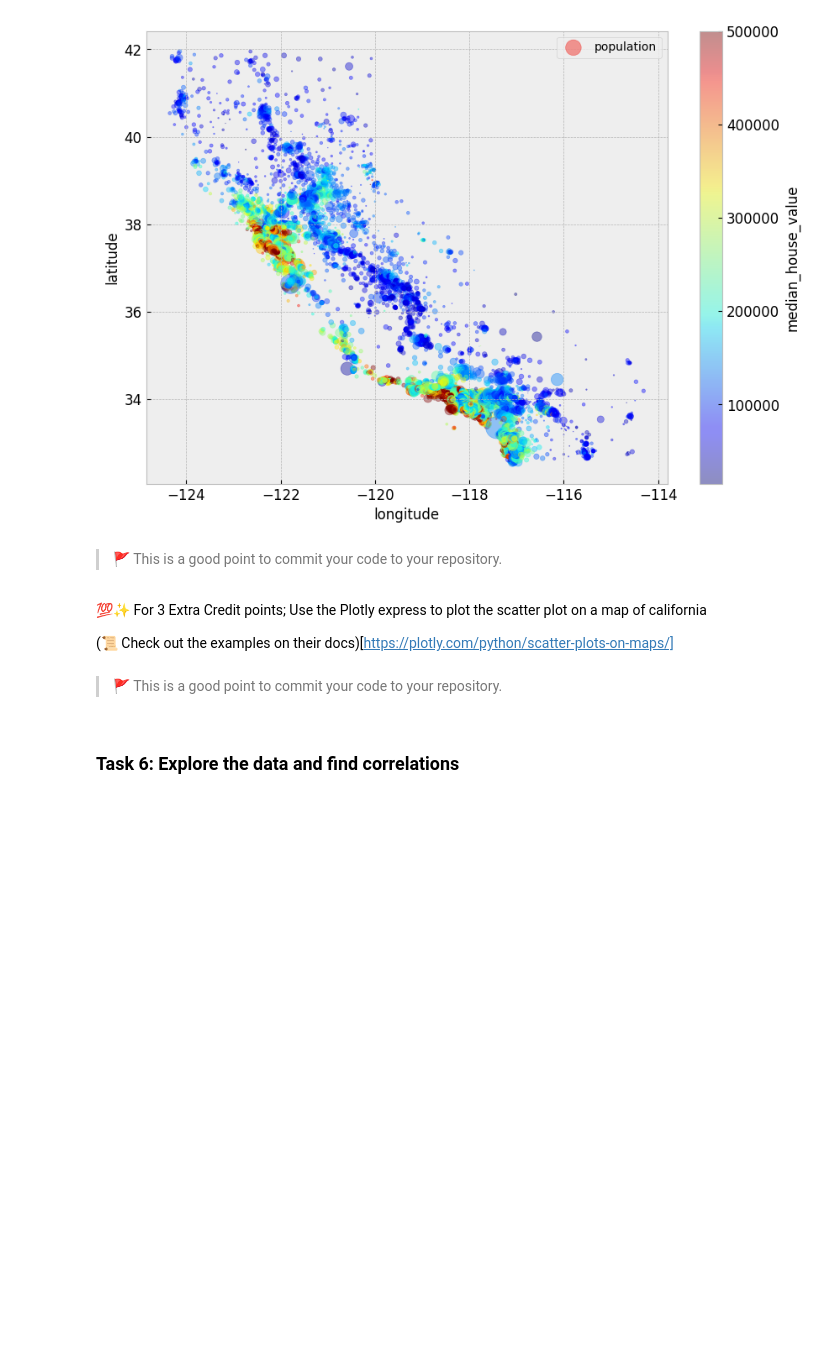
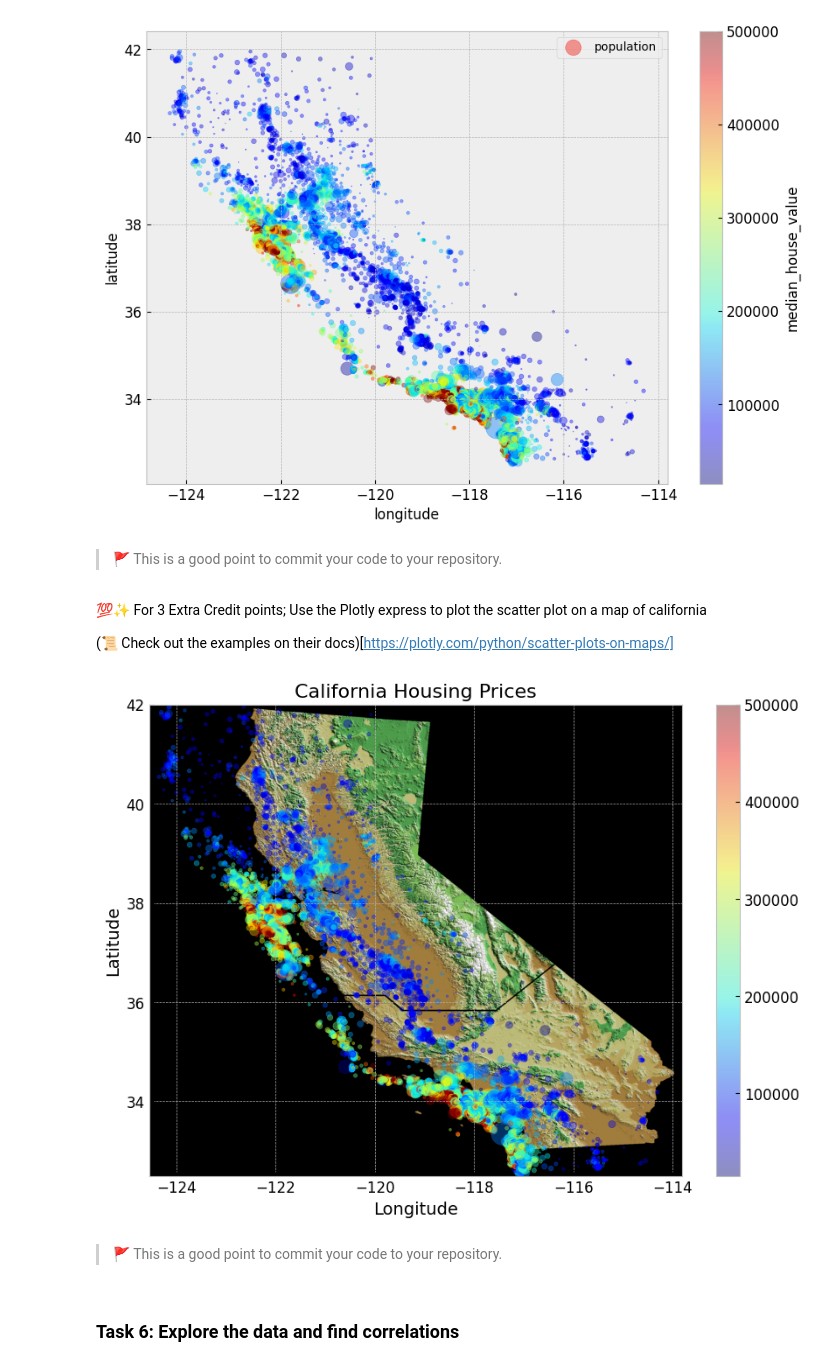
Before and after one commit to IT4063-Spring2025/eda-assignment-mungaiwm, a Jupyter notebook: notebook.ipynb, the cells around one changed output. Cells and saved outputs as stored; diff of their text form; code cells hidden in the pictures; blank space fills up the shorter version.

```diff
--- a/notebook.ipynb
+++ b/notebook.ipynb
@@ -239,3 +235,19 @@ import matplotlib.image as mpimg
+# %%
+# 💻💯✨ Plot the data on a map of California
+import matplotlib.pyplot as plt
+import matplotlib.image as mpimg
+california_img = mpimg.imread("data/california.png")
+plt.figure(figsize=(10, 7))
+plt.imshow(california_img, extent=[-124.55, -113.80, 32.50, 42.00])
+plt.scatter(housing["longitude"], housing["latitude"], s=housing["population"]/100,
+            c=housing["median_house_value"], cmap=plt.get_cmap("jet"), alpha=0.4)
+plt.colorbar()
+plt.xlabel("Longitude", fontsize=14)
+plt.ylabel("Latitude", fontsize=14)
+plt.title("California Housing Prices", fontsize=16)
+plt.show()
+# %% [output]
+[figure, added]
 # %% [markdown]
 > 🚩 This is a good point to commit your code to your repository.
 # %% [markdown]
```
Also changed, not shown: parts of 3 cells of this notebook, 1 other file.
